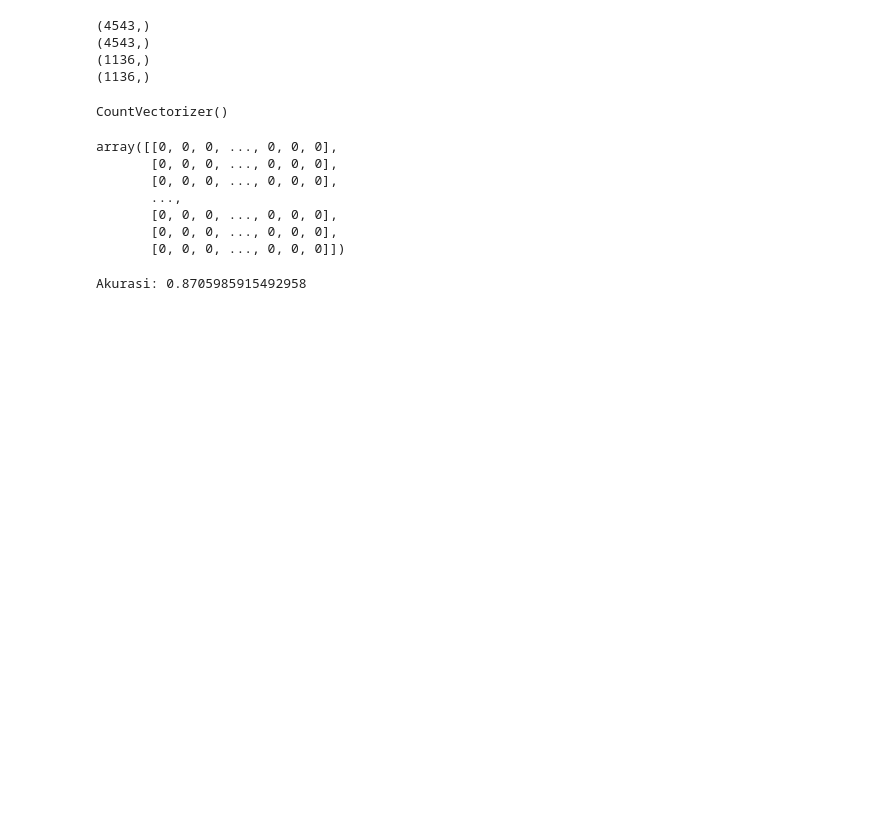
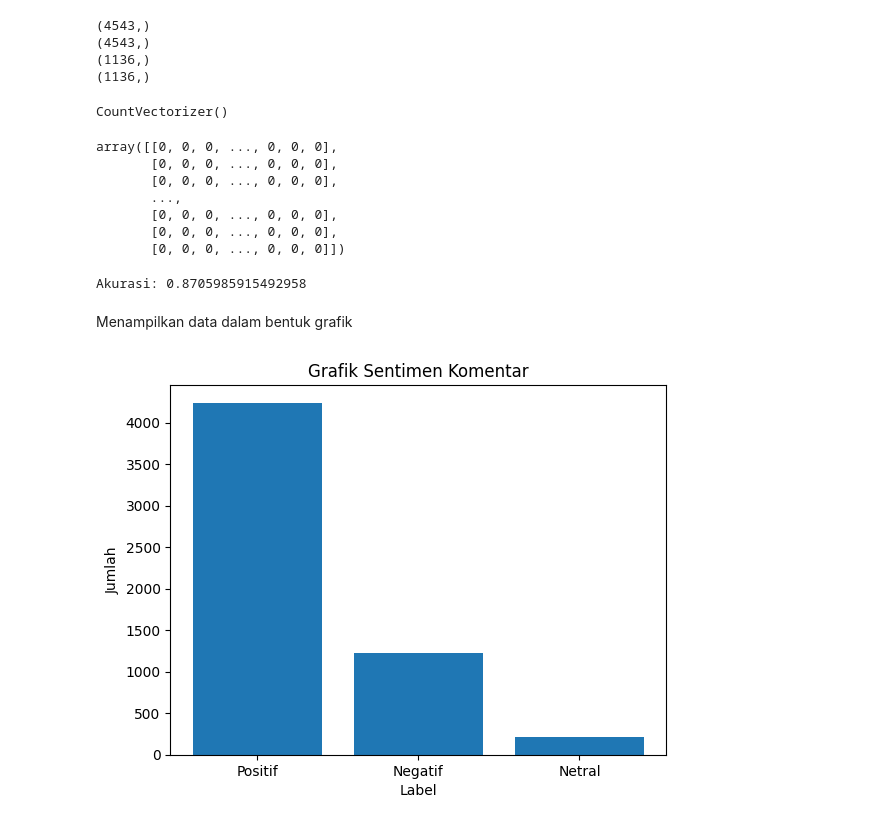
Before and after one commit to kerjabhakti/SAPO, a Jupyter notebook: scrapped_data_pos_aja.ipynb, the cells around one changed output. Drawn from its saved outputs; the diff is of its cells as text; code cells hidden in the pictures; blank space fills up the shorter version.

```diff
--- a/scrapped_data_pos_aja.ipynb
+++ b/scrapped_data_pos_aja.ipynb
@@ -499,3 +499,23 @@ accuracy = accuracy_score(y_test, y_pred)
 print("Akurasi:", accuracy)
 # %% [output]
 Akurasi: 0.8705985915492958
+# %% [markdown]
+Menampilkan data dalam bentuk grafik
+# %%
+import pandas as pd
+import matplotlib.pyplot as plt
+
+# Membaca data dari file CSV
+df = pd.read_csv('hasil_TextPreProcessing_posaja.csv')
+
+# Menghitung jumlah sentimen
+sentimen_count = df['Label'].value_counts()
+
+# Menampilkan grafik batang
+plt.bar(sentimen_count.index, sentimen_count.values)
+plt.xlabel('Label')
+plt.ylabel('Jumlah')
+plt.title('Grafik Sentimen Komentar')
+plt.show()
+# %% [output]
+[figure, added]
```
Also changed, not shown: parts of 1 cell of this notebook.
